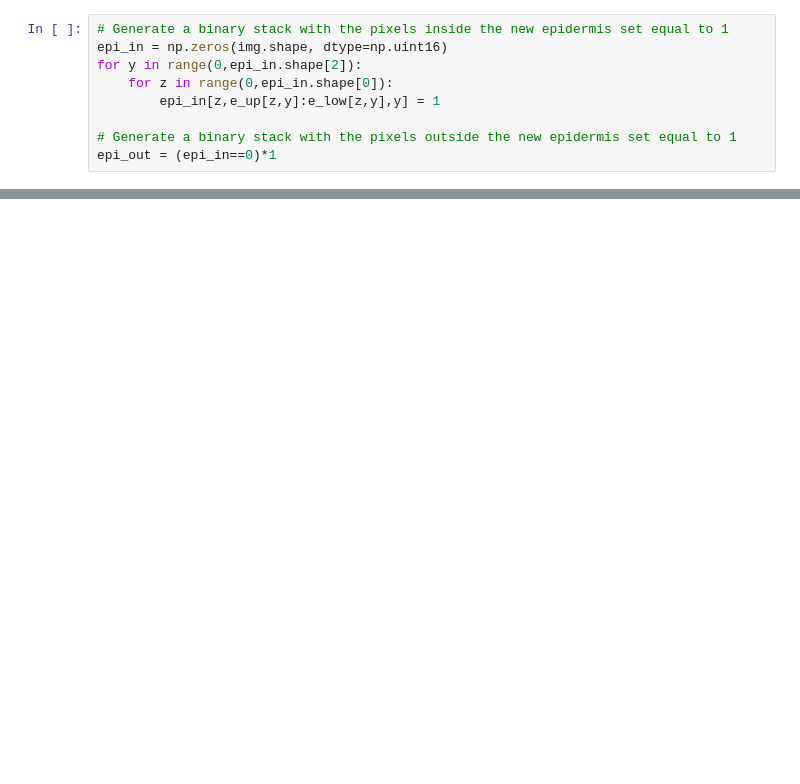
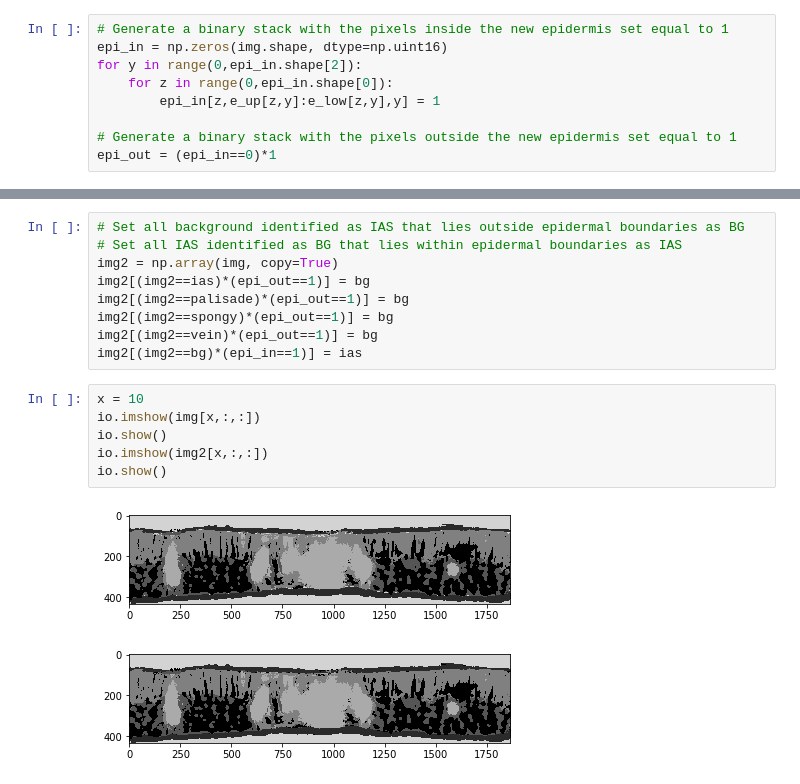
Before and after one commit to masonearles/3DLeafCT, a Jupyter notebook: ML_microCT/jupyter/3DLeafSeg_Postprocess.ipynb, the cells around one changed output, grey strips where cells are left out. Cells and saved outputs as stored; diff of their text form; blank space fills up the shorter version.

```diff
--- a/ML_microCT/jupyter/3DLeafSeg_Postprocess.ipynb
+++ b/ML_microCT/jupyter/3DLeafSeg_Postprocess.ipynb
@@ -578,0 +244,18 @@ io.show()
+# %%
+# Set all background identified as IAS that lies outside epidermal boundaries as BG
+# Set all IAS identified as BG that lies within epidermal boundaries as IAS
+img2 = np.array(img, copy=True)
+img2[(img2==ias)*(epi_out==1)] = bg
+img2[(img2==palisade)*(epi_out==1)] = bg
+img2[(img2==spongy)*(epi_out==1)] = bg
+img2[(img2==vein)*(epi_out==1)] = bg
+img2[(img2==bg)*(epi_in==1)] = ias
+# %%
+x = 10
+io.imshow(img[x,:,:])
+io.show()
+io.imshow(img2[x,:,:])
+io.show()
+# %% [output]
+[figure, added]
+[figure, added]
```
Also changed, not shown: parts of 53 cells of this notebook, 1 other file.
